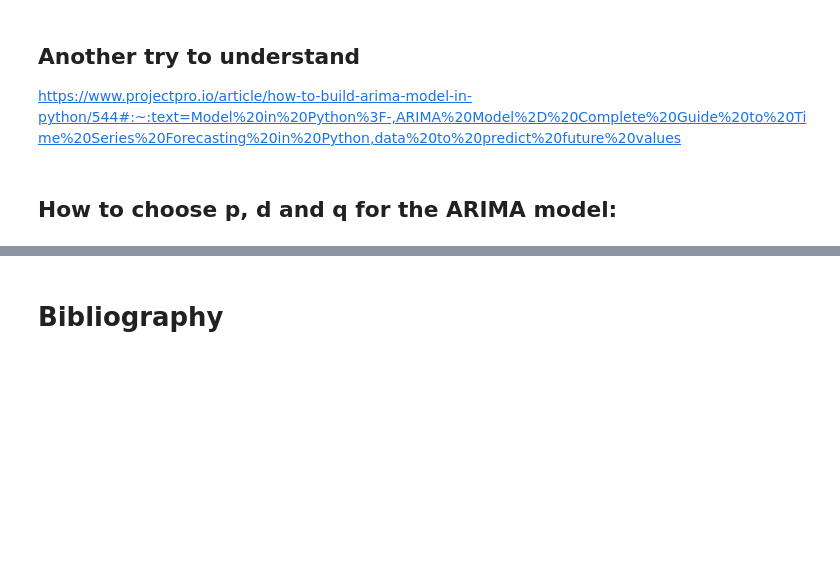
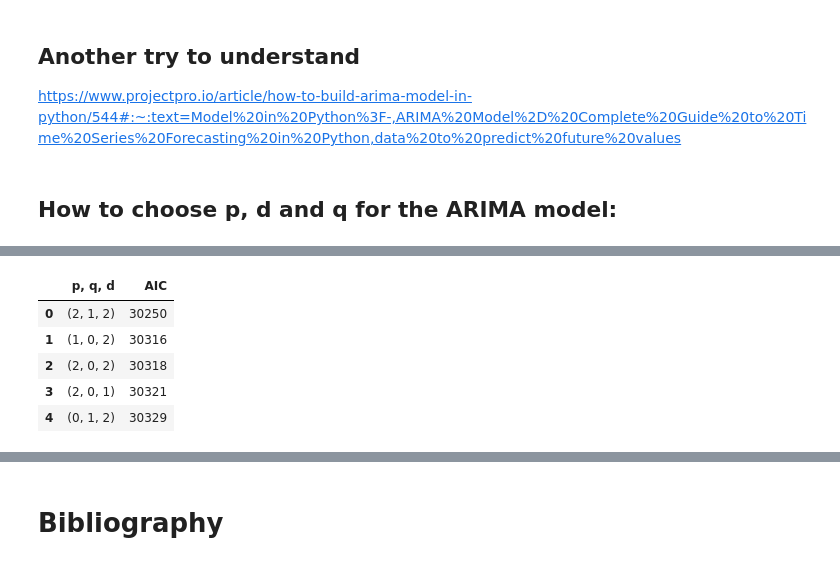
Before and after one commit to luisboani/Sunspot_timeseries, a Jupyter notebook: Sunspots.ipynb, the cells around one changed output, grey strips where cells are left out. Saved outputs shown, nothing was run; the diff lists cells and outputs as text; code cells hidden in the pictures; blank space fills up the shorter version.

Commit message:
def aic_finder added

```diff
--- a/Sunspots.ipynb
+++ b/Sunspots.ipynb
@@ -561,0 +442,31 @@ plt.show()
+# %%
+def aic_finder(timeseries, n=5):
+
+    results = []
+
+    #looping through all possible values of p, q, d
+    for p in range(0,3):
+        for q in range(0,4):
+            for d in range(0,3):
+                model = ARIMA(timeseries, order=(p,q,d))
+                model_fit = model.fit()
+                aic = int(model_fit.aic)
+
+                results.append({'p, q, d':(p,q,d), 'AIC':aic})
+
+    # Ordering by AIC value descending
+    results_ord = sorted(results, key = lambda i: i['AIC'])
+
+    # Saving in a dataframe for better visualization
+    results_df = pd.DataFrame(results_ord)
+
+    return results_df.head(n);
+# %%
+aic_finder(df)
+# %% [output]
+|  | p, q, d | AIC |
+| 0 | (2, 1, 2) | 30250 |
+| 1 | (1, 0, 2) | 30316 |
+| 2 | (2, 0, 2) | 30318 |
+| 3 | (2, 0, 1) | 30321 |
+| 4 | (0, 1, 2) | 30329 |
```
Also changed, not shown: parts of 47 cells of this notebook.
